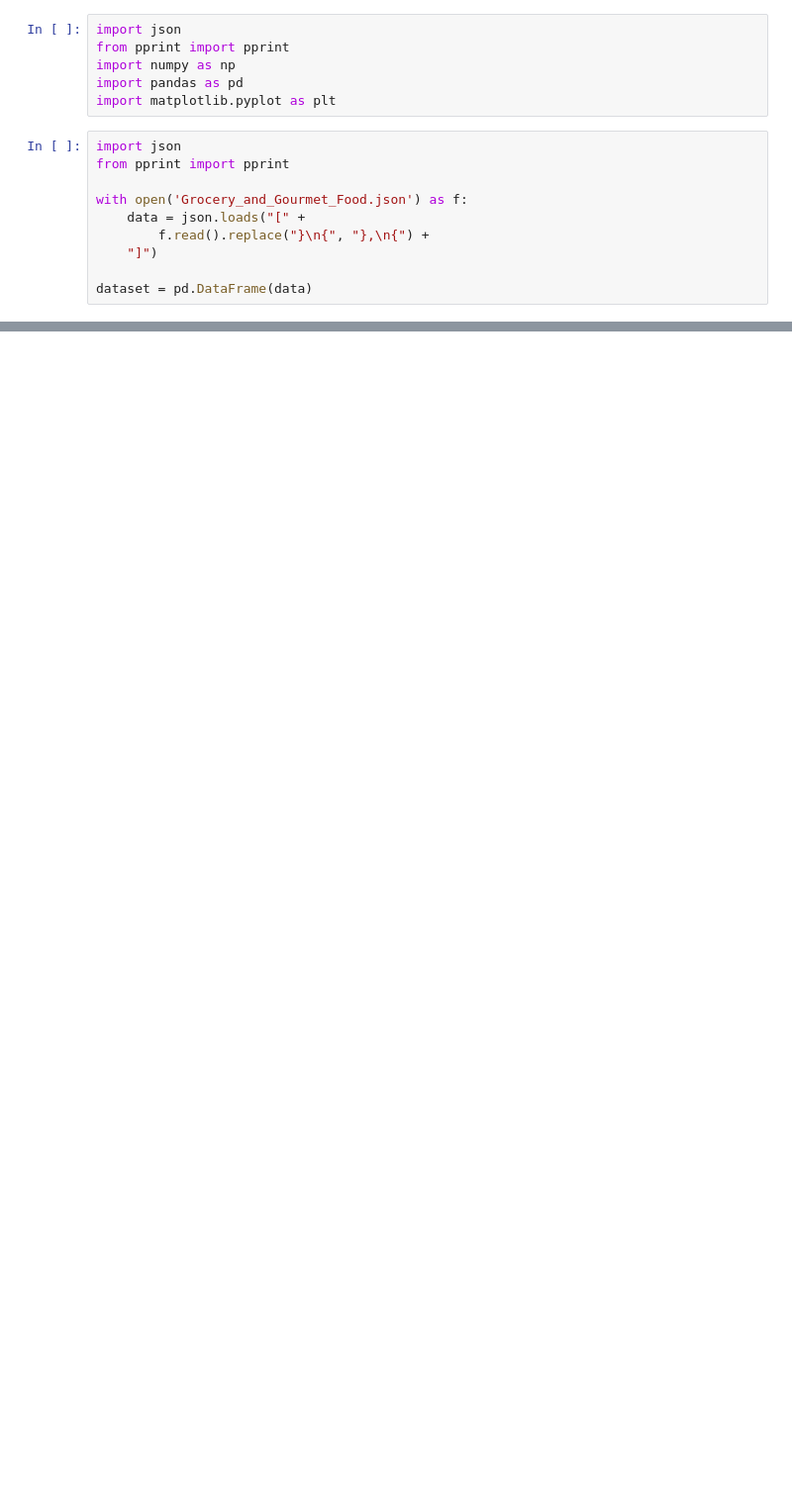
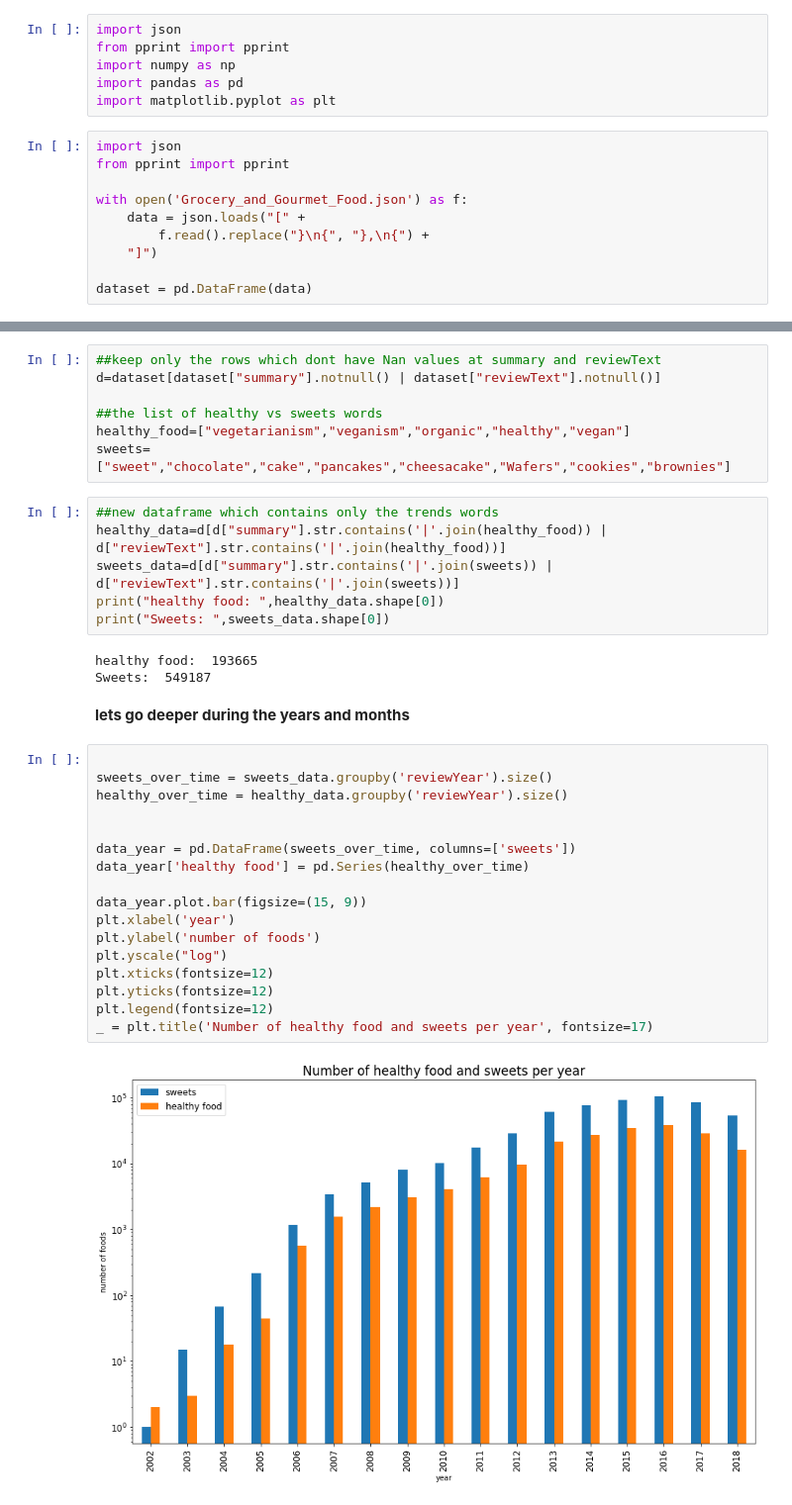
Before and after one commit to JulesssG/ADA-project, a Jupyter notebook: cleaning-trends.ipynb, the cells around one changed output, grey strips where cells are left out. Shown: that part at 99% size. Cells and saved outputs as stored; diff of their text form; blank space fills up the shorter version.

```diff
--- a/cleaning-trends.ipynb
+++ b/cleaning-trends.ipynb
@@ -145,0 +87,37 @@ data_days.head()
+# %%
+##keep only the rows which dont have Nan values at summary and reviewText
+d=dataset[dataset["summary"].notnull() | dataset["reviewText"].notnull()]
+
+##the list of healthy vs sweets words
+healthy_food=["vegetarianism","veganism","organic","healthy","vegan"]
+sweets=["sweet","chocolate","cake","pancakes","cheesacake","Wafers","cookies","brownies"]
+# %%
+##new dataframe which contains only the trends words
+healthy_data=d[d["summary"].str.contains('|'.join(healthy_food)) | d["reviewText"].str.contains('|'.join(healthy_food))]
+sweets_data=d[d["summary"].str.contains('|'.join(sweets)) | d["reviewText"].str.contains('|'.join(sweets))]
+print("healthy food: ",healthy_data.shape[0])
+print("Sweets: ",sweets_data.shape[0])
+# %% [output]
+healthy food:  193665
+Sweets:  549187
+# %% [markdown]
+**lets go deeper during the years and months**
+# %%
+
+sweets_over_time = sweets_data.groupby('reviewYear').size()
+healthy_over_time = healthy_data.groupby('reviewYear').size()
+
+
+data_year = pd.DataFrame(sweets_over_time, columns=['sweets'])
+data_year['healthy food'] = pd.Series(healthy_over_time)
+
+data_year.plot.bar(figsize=(15, 9))
+plt.xlabel('year')
+plt.ylabel('number of foods')
+plt.yscale("log")
+plt.xticks(fontsize=12)
+plt.yticks(fontsize=12)
+plt.legend(fontsize=12)
+_ = plt.title('Number of healthy food and sweets per year', fontsize=17)
+# %% [output]
+[figure, added]
```
Also changed, not shown: parts of 37 cells of this notebook.
